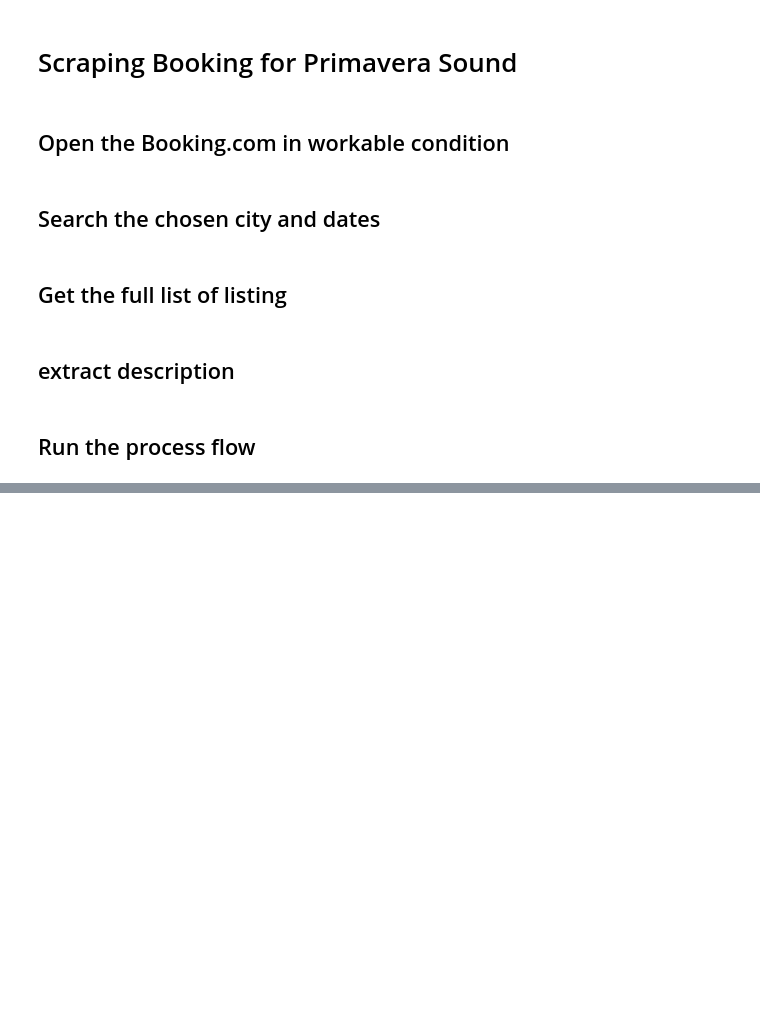
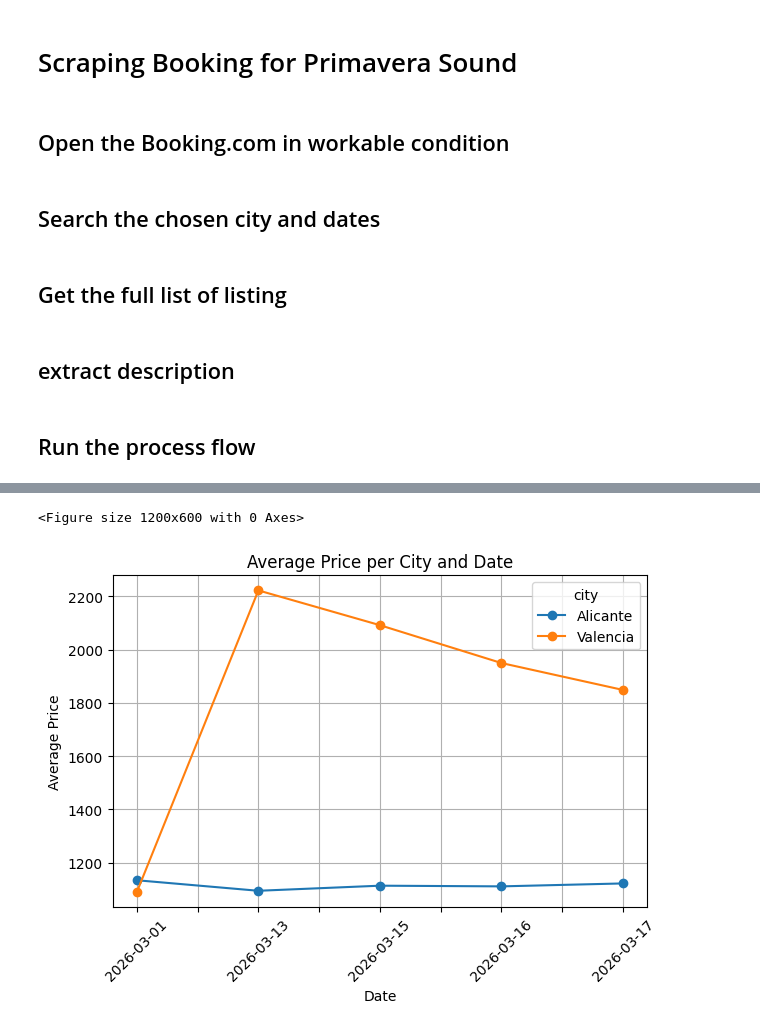
Before and after one commit to tizianschenk/BookingWebScraping_EventTimePrices, a Jupyter notebook: scraping_ts.ipynb, the cells around one changed output, grey strips where cells are left out. Saved outputs shown, nothing was run; the diff lists cells and outputs as text; code cells hidden in the pictures; blank space fills up the shorter version.

```diff
--- a/scraping_ts.ipynb
+++ b/scraping_ts.ipynb
@@ -334,0 +604,25 @@ while current_date <= end_loop_date:
+# %%
+# Average price per (city, date)
+avg = (
+    df.groupby(["city", "date"])["price"]
+      .mean()
+      .reset_index()
+)
+
+# Pivot so each city becomes its own series
+pivoted = avg.pivot(index="date", columns="city", values="price")
+
+# Plot
+plt.figure(figsize=(12, 6))
+pivoted.plot(kind="line", marker="o")
+
+plt.title("Average Price per City and Date")
+plt.xlabel("Date")
+plt.ylabel("Average Price")
+plt.xticks(rotation=45)
+plt.grid(True)
+plt.tight_layout()
+plt.show()
+# %% [output]
+<Figure size 1200x600 with 0 Axes>
+[figure, added]
```
Also changed, not shown: parts of 18 cells of this notebook.
